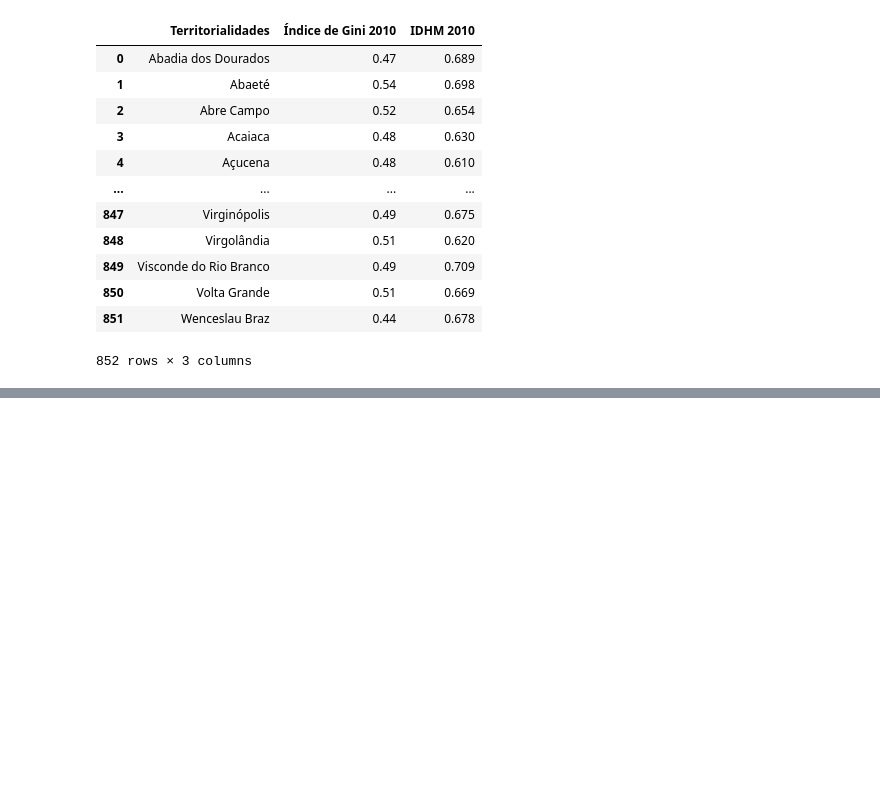
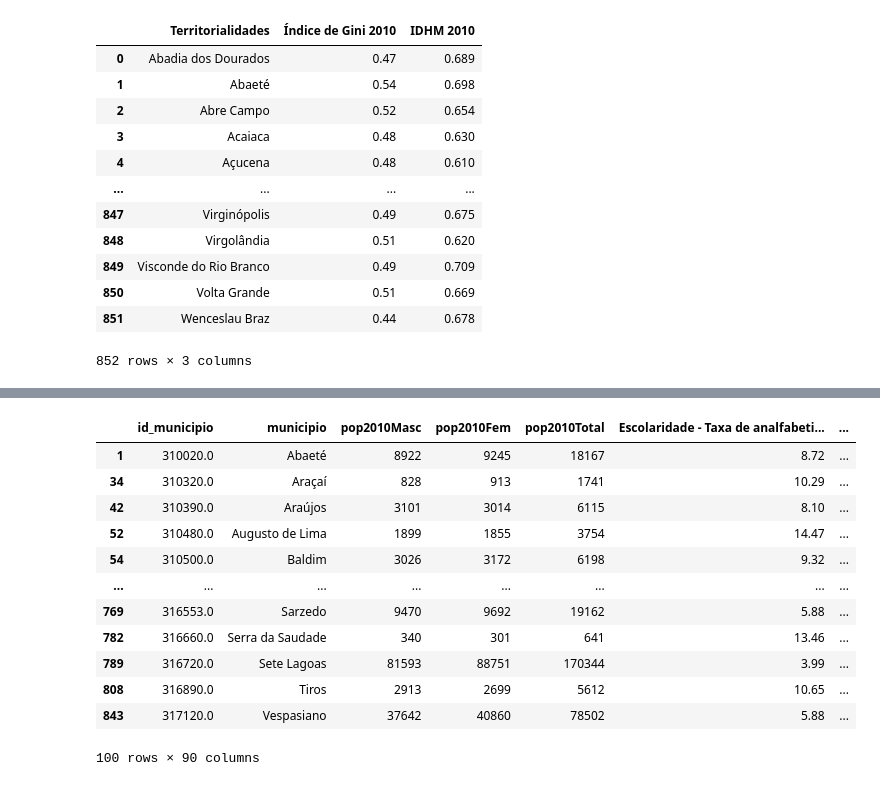
Before and after one commit to uai-ufmg/brumadinho37, a Jupyter notebook: Base Socioeconômica e Demográfica.ipynb, the cells around one changed output, grey strips where cells are left out. Cells and saved outputs as stored; diff of their text form; code cells hidden in the pictures; blank space fills up the shorter version.

```diff
--- a/Base Socioeconômica e Demográfica.ipynb
+++ b/Base Socioeconômica e Demográfica.ipynb
@@ -419,2 +472,18 @@ df
 # %%
 df.to_csv("dados_socieconomicos2.csv", encoding='latin1')
+# %%
+df
+# %% [output]
+|  | id_municipio | municipio | pop2010Masc | pop2010Fem | pop2010Total | Escolaridade - Taxa de analfabeti... | ... |
+| 1 | 310020.0 | Abaeté | 8922 | 9245 | 18167 | 8.72 | ... |
+| 34 | 310320.0 | Araçaí | 828 | 913 | 1741 | 10.29 | ... |
+| 42 | 310390.0 | Araújos | 3101 | 3014 | 6115 | 8.10 | ... |
+| 52 | 310480.0 | Augusto de Lima | 1899 | 1855 | 3754 | 14.47 | ... |
+| 54 | 310500.0 | Baldim | 3026 | 3172 | 6198 | 9.32 | ... |
+| ... | ... | ... | ... | ... | ... | ... | ... |
+| 769 | 316553.0 | Sarzedo | 9470 | 9692 | 19162 | 5.88 | ... |
+| 782 | 316660.0 | Serra da Saudade | 340 | 301 | 641 | 13.46 | ... |
+| 789 | 316720.0 | Sete Lagoas | 81593 | 88751 | 170344 | 3.99 | ... |
+| 808 | 316890.0 | Tiros | 2913 | 2699 | 5612 | 10.65 | ... |
+| 843 | 317120.0 | Vespasiano | 37642 | 40860 | 78502 | 5.88 | ... |
+100 rows × 90 columns
```
Also changed, not shown: parts of 15 cells of this notebook, 23 other files.
